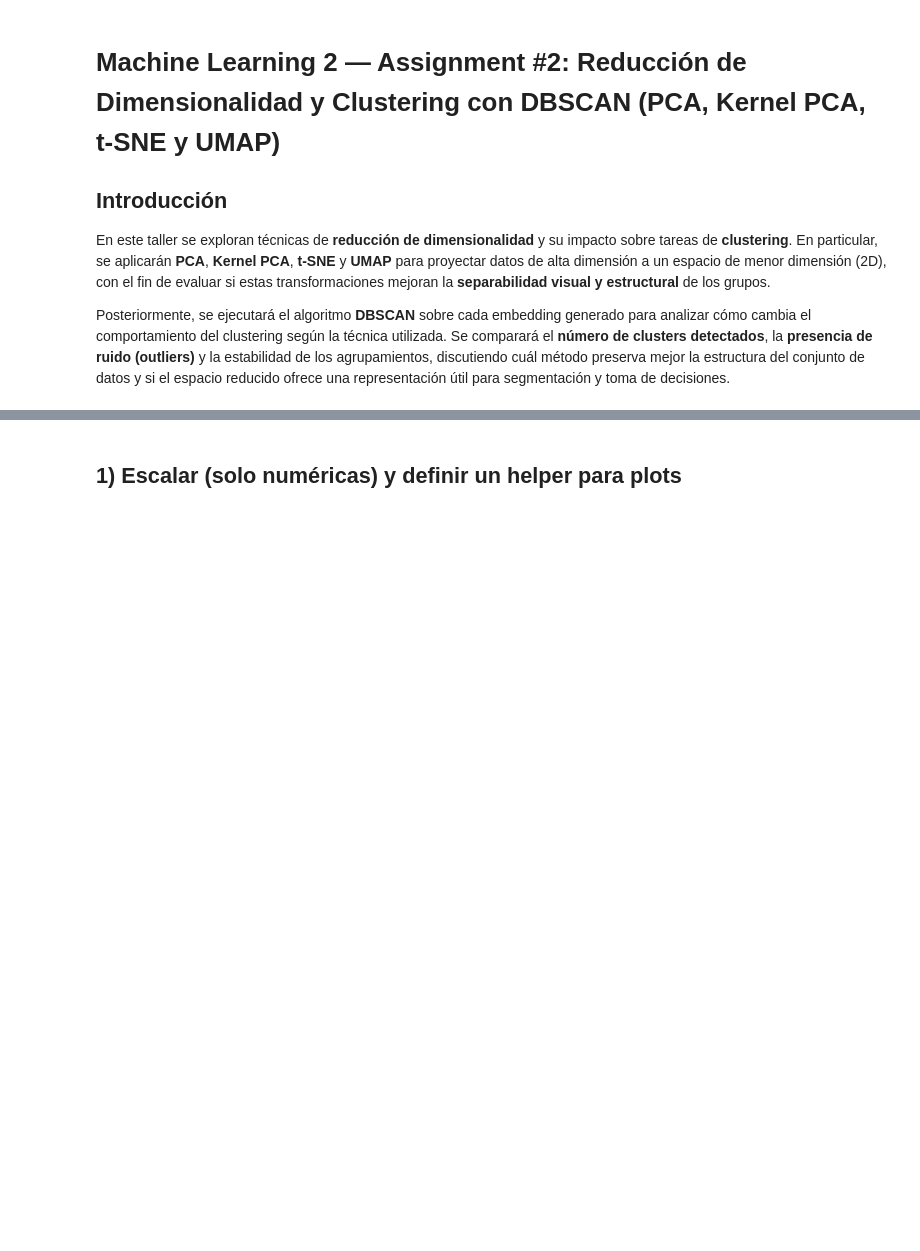
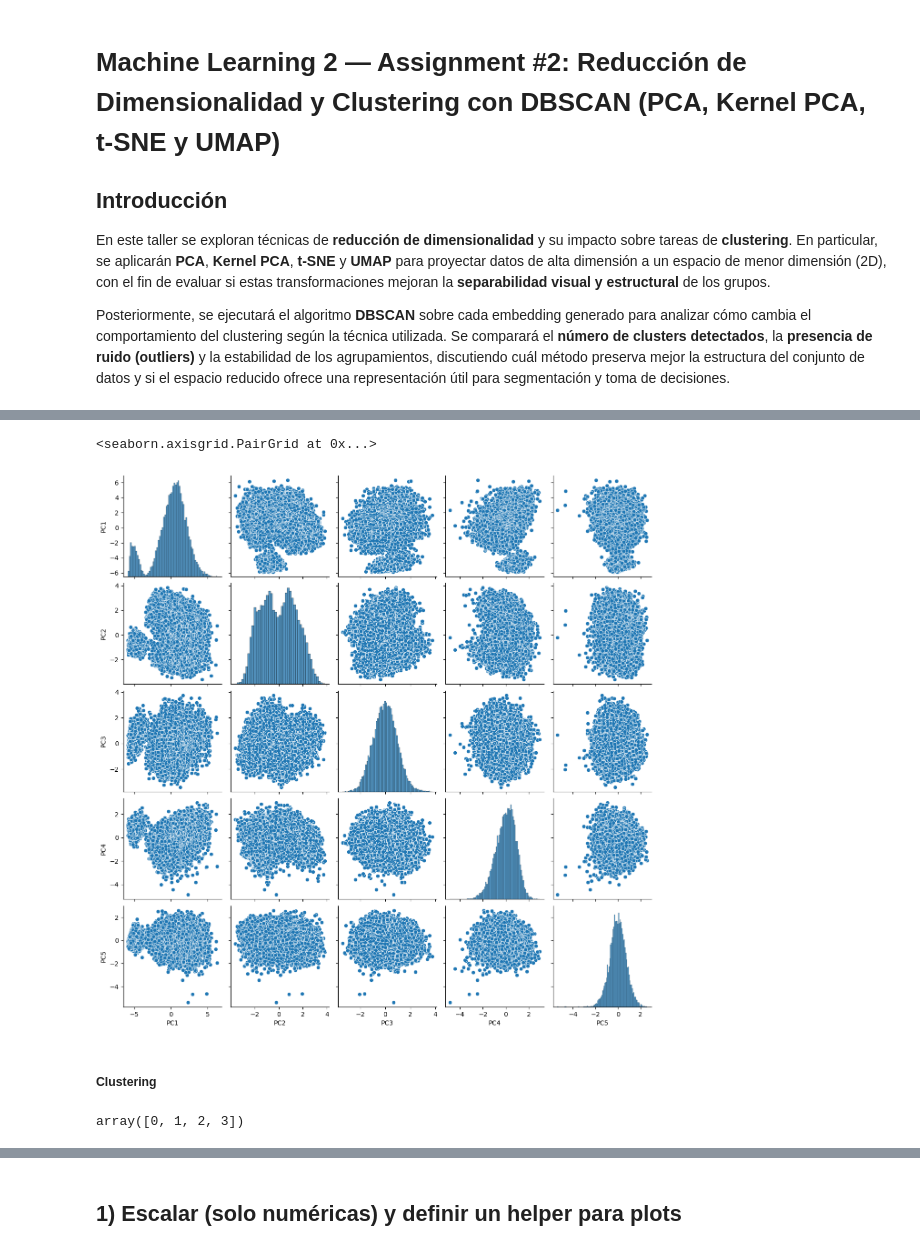
Before and after one commit to OFFICIAL-SBC/ML-K_Means-GMM, a Jupyter notebook: Taller-2/Taller - 2.ipynb, the cells around one changed output, grey strips where cells are left out. Saved outputs shown, nothing was run; the diff lists cells and outputs as text; code cells hidden in the pictures; blank space fills up the shorter version.

Commit message:
Clustering analysing

```diff
--- a/Taller-2/Taller - 2.ipynb
+++ b/Taller-2/Taller - 2.ipynb
@@ -47,0 +141,6 @@ Airlines num shape: (3999, 10)
+# %%
+def pca_projected_data(X, x_components=2):
+    # it is considered that X is already scaled
+    pca_final = PCA(n_components=x_components) # Or your optimal 'n'
+    components = pca_final.fit_transform(X)
+    return components,pca_final.components_
@@ -47,0 +149,4 @@ Airlines num shape: (3999, 10)
+# %%
+fifa_pca, fifa_pca_components_= pca_projected_data(X_fifa,fifa_components)
+print(fifa_pca.shape)
+print(fifa_pca_components_.shape)
@@ -47,0 +199,7 @@ Airlines num shape: (3999, 10)
+# %%
+sns.pairplot(pd.DataFrame(fifa_pca, columns=["PC1","PC2","PC3","PC4","PC5"]))
+# %% [output]
+<seaborn.axisgrid.PairGrid at 0x...>
+[figure, added]
+# %% [markdown]
+##### Clustering
@@ -47,0 +255,4 @@ Airlines num shape: (3999, 10)
+# %%
+np.unique(labels_list[2])
+# %% [output]
+array([0, 1, 2, 3])
```
Also changed, not shown: parts of 33 cells of this notebook, 9 other files.
